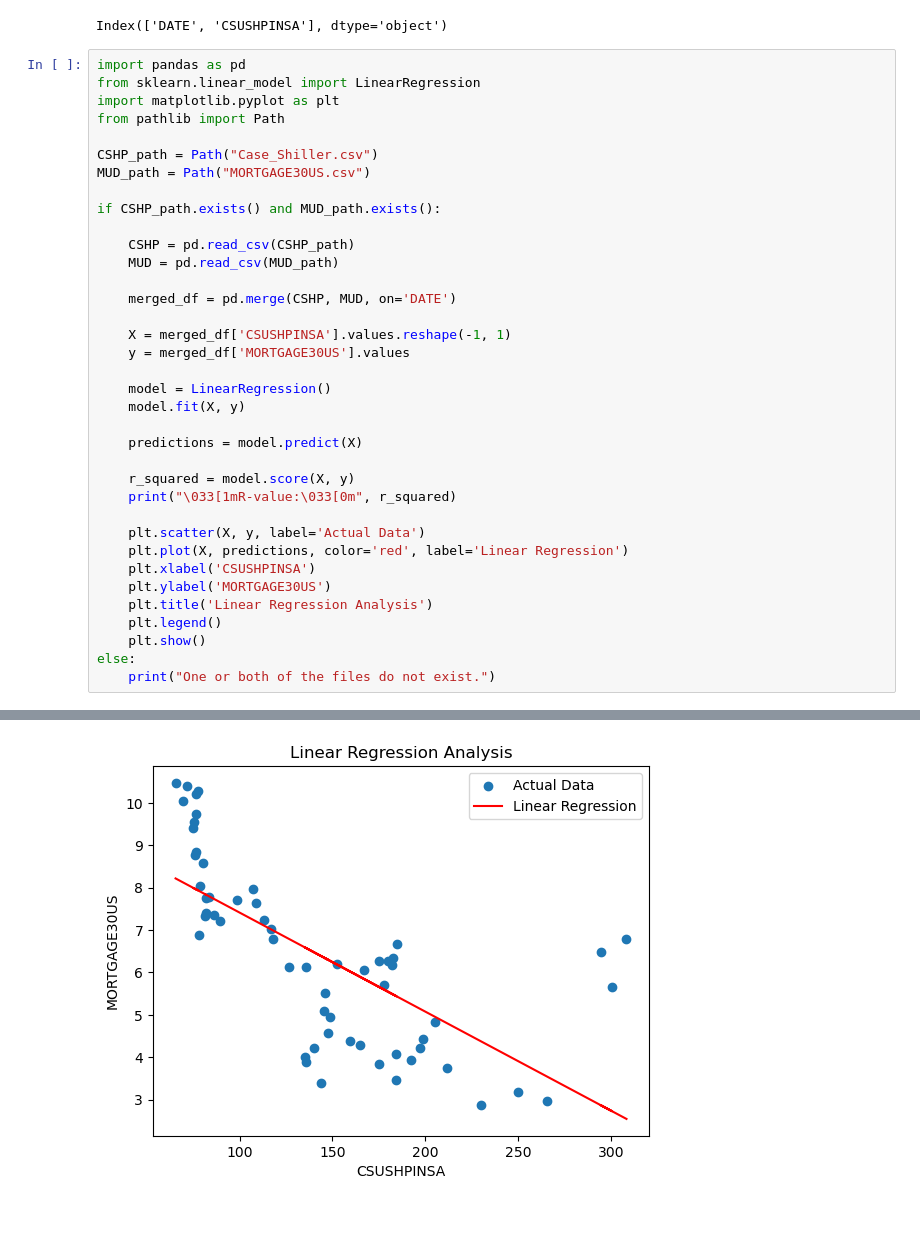
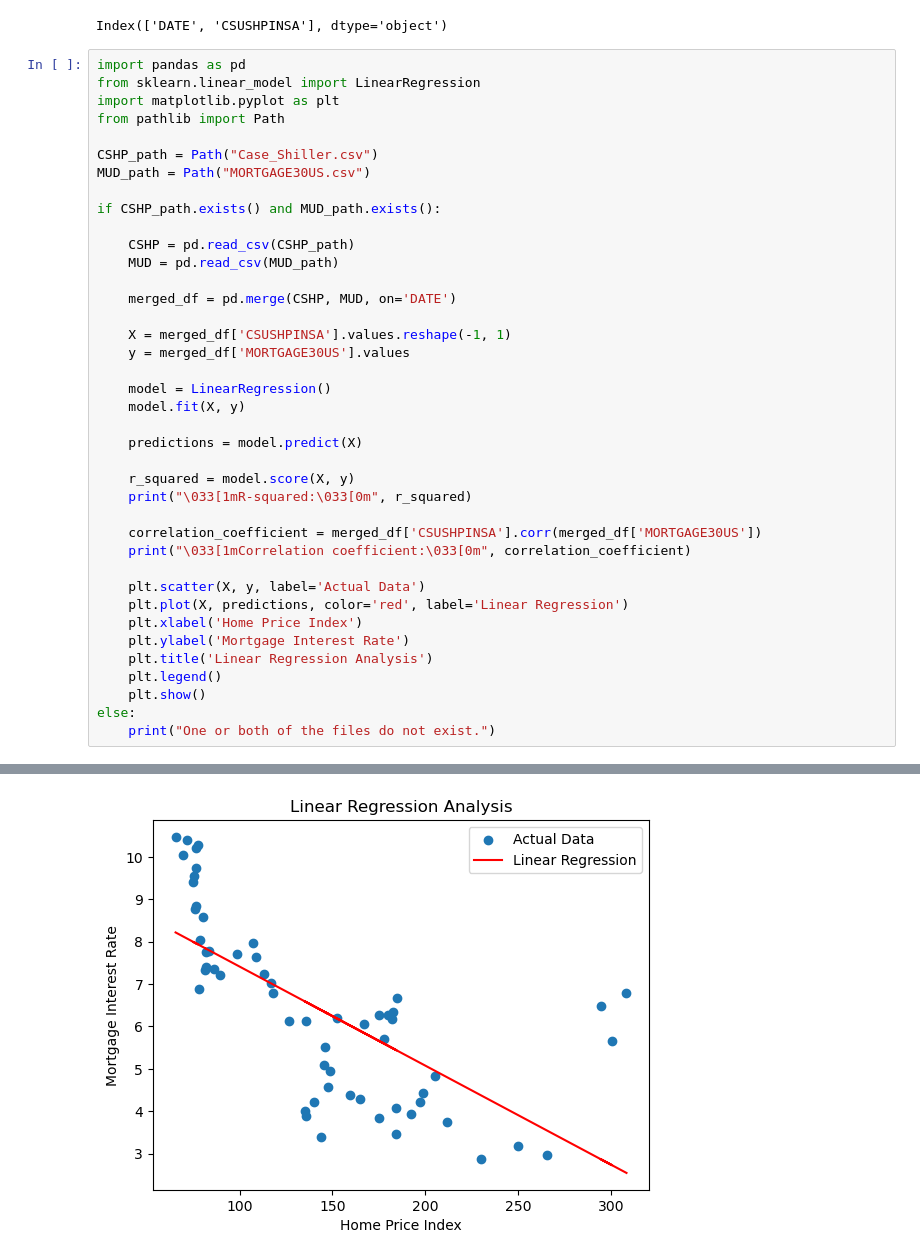
Before and after one commit to WalterHampson/HomePriceIndex, a Jupyter notebook: drewkirke.ipynb, the cells around one changed output, grey strips where cells are left out. Saved outputs shown, nothing was run; the diff lists cells and outputs as text; blank space fills up the shorter version.

```diff
--- a/drewkirke.ipynb
+++ b/drewkirke.ipynb
@@ -40,12 +40,15 @@ if CSHP_path.exists() and MUD_path.exists():
     predictions = model.predict(X)
 
     r_squared = model.score(X, y)
-    print("\033[1mR-value:\033[0m", r_squared)
+    print("\033[1mR-squared:\033[0m", r_squared)
+
+    correlation_coefficient = merged_df['CSUSHPINSA'].corr(merged_df['MORTGAGE30US'])
+    print("\033[1mCorrelation coefficient:\033[0m", correlation_coefficient)
 
     plt.scatter(X, y, label='Actual Data')
     plt.plot(X, predictions, color='red', label='Linear Regression')
-    plt.xlabel('CSUSHPINSA')
-    plt.ylabel('MORTGAGE30US')
+    plt.xlabel('Home Price Index')
+    plt.ylabel('Mortgage Interest Rate')
     plt.title('Linear Regression Analysis')
     plt.legend()
     plt.show()
@@ -56 +60 @@ R-value: 0.47523223536624104
-[figure, old version]
+[figure, new version]
```
Also changed, not shown: parts of 1 cell of this notebook.
